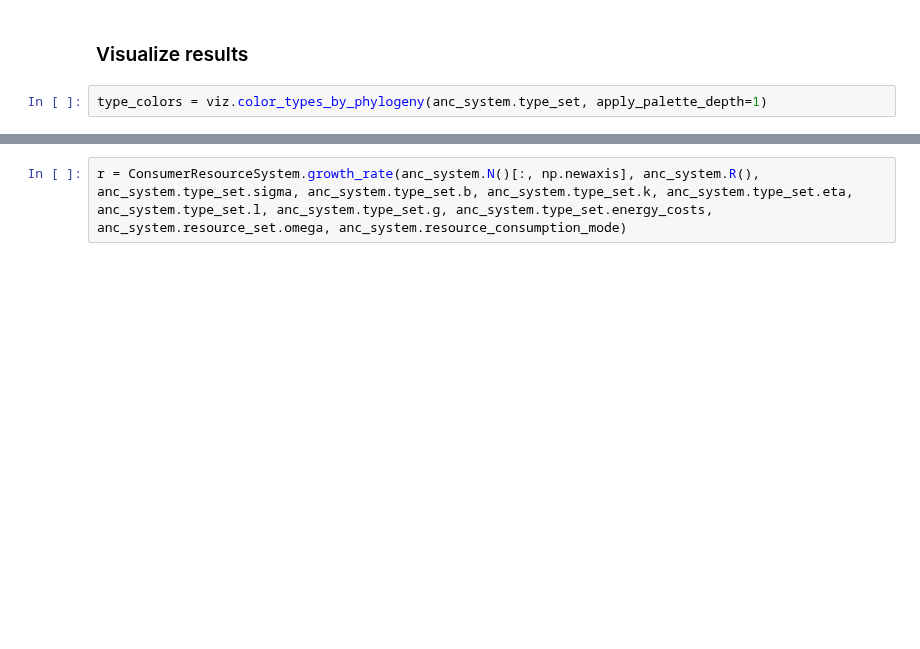
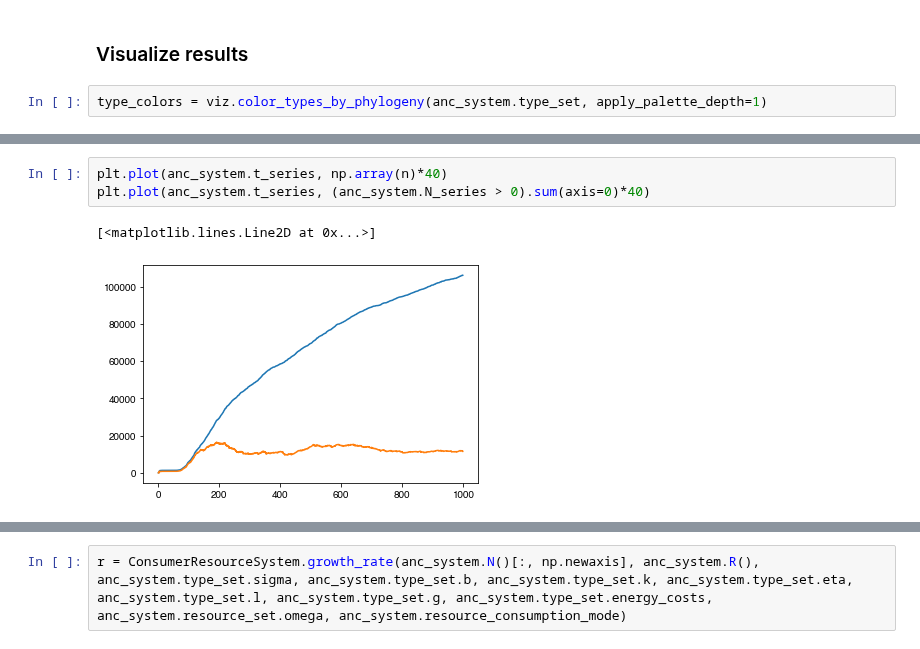
Before and after one commit to ryansmcgee/ecoevocrm, a Jupyter notebook: src/ecoevocrm/demos/numba_testing.ipynb, the cells around one changed output, grey strips where cells are left out. Drawn from its saved outputs; the diff is of its cells as text; blank space fills up the shorter version.

```diff
--- a/src/ecoevocrm/demos/numba_testing.ipynb
+++ b/src/ecoevocrm/demos/numba_testing.ipynb
@@ -140 +145,7 @@ plt.plot(anc_system.t_series, (anc_system.N_series > 0).sum(axis=0))
+# %%
+plt.plot(anc_system.t_series, np.array(n)*40)
+plt.plot(anc_system.t_series, (anc_system.N_series > 0).sum(axis=0)*40)
+# %% [output]
+[<matplotlib.lines.Line2D at 0x...>]
+[figure, added]
 # %%
```
Also changed, not shown: parts of 21 cells of this notebook, 4 other files.
